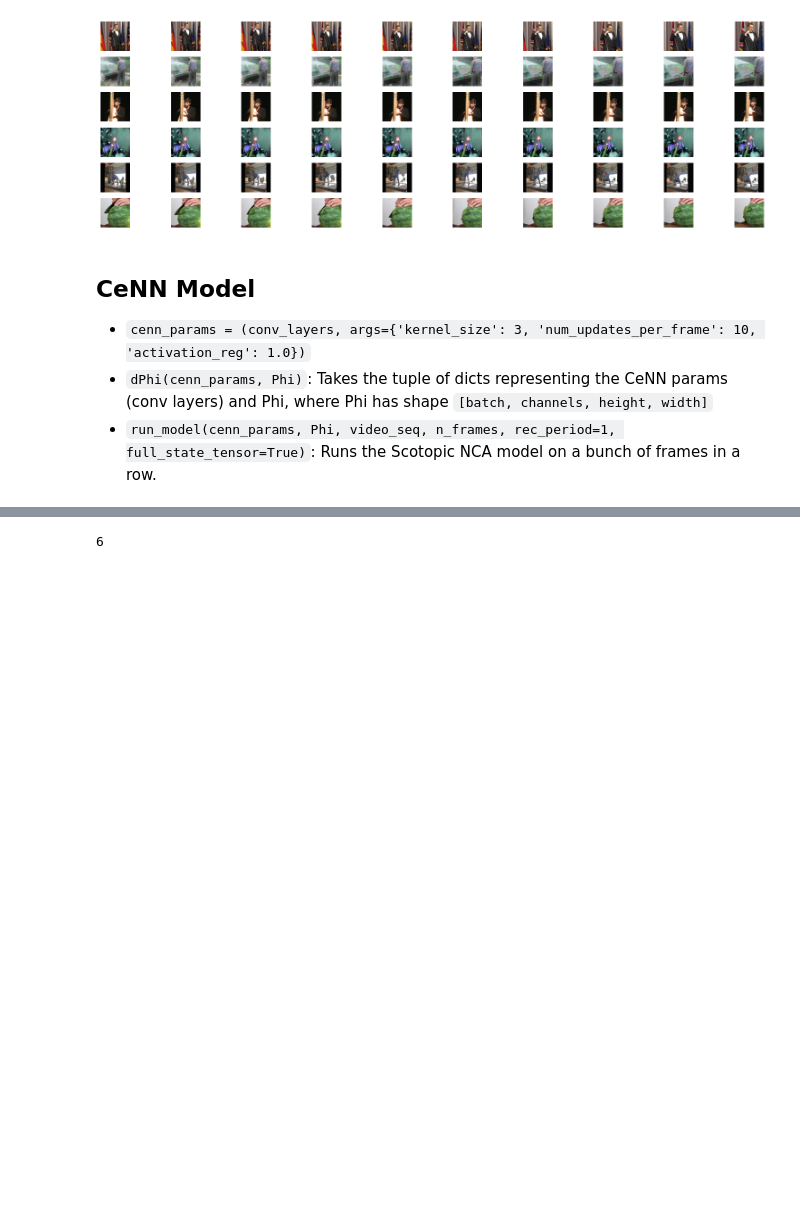
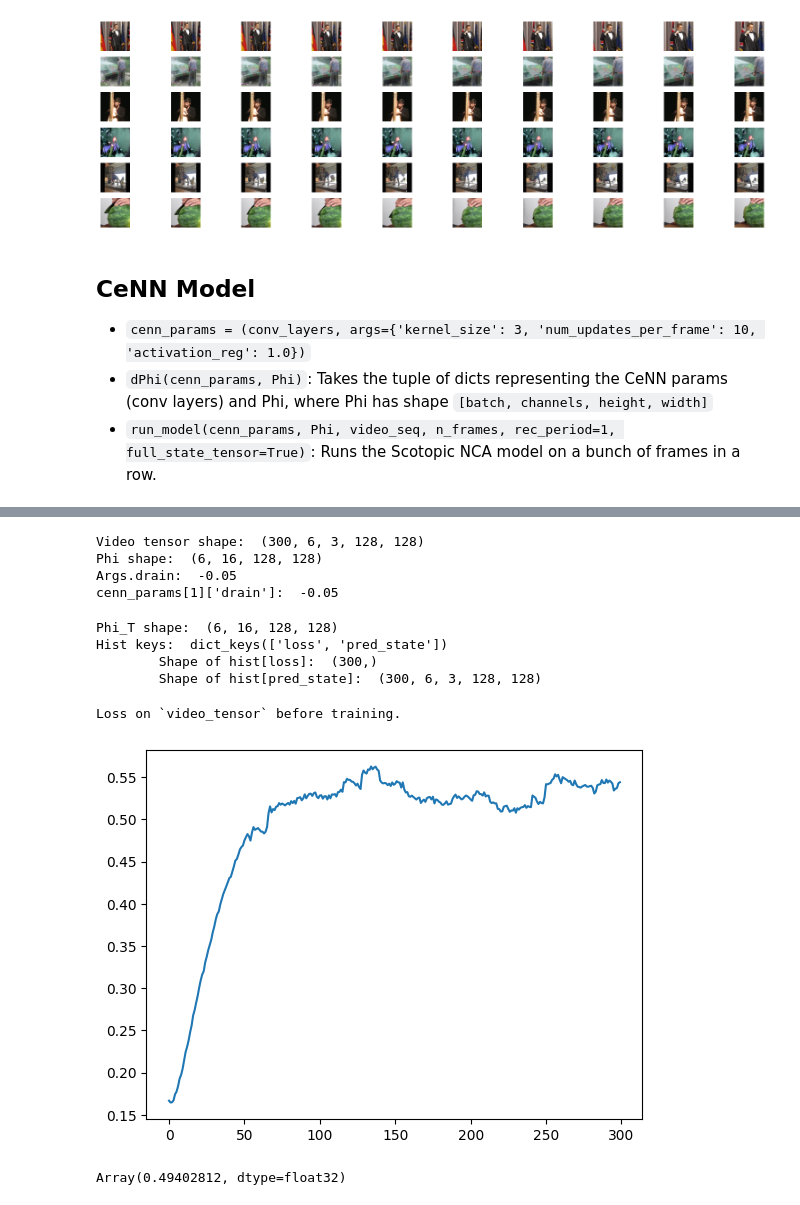
Before and after one commit to amanb2000/Computronium, a Jupyter notebook: notebooks/02_2D_Computronium.ipynb, the cells around one changed output, grey strips where cells are left out. Drawn from its saved outputs; the diff is of its cells as text; code cells hidden in the pictures; blank space fills up the shorter version.

Commit message:
Complete bare-bones no frameworks overfit 2d nca on video with fast/async data loading (todo: test with real data loaidng)

```diff
--- a/notebooks/02_2D_Computronium.ipynb
+++ b/notebooks/02_2D_Computronium.ipynb
@@ -145,7 +149,10 @@ def async_video_loader(video_paths, num_workers, rescale=[240, 360]):
     results = [video[:min_length] for video in results]
     return np.stack(results)
 
-def video_data_generator(video_paths, batch_size, num_workers=4, rescale=[240, 360]):
+def video_data_generator(video_paths, batch_size,
+                         num_workers=4,
+                         rescale=[240, 360],
+                         float01 = True):
     """ Given a list of mp4 video paths, a batch size, num_workers, and a video rescale size,
     this provides an asynchronous multi-threaded generator that yields batches of video data
     as jax.numpy arrays of shape [num_frames, batch_size, channels, height, width].
@@ -158,6 +165,9 @@ def video_data_generator(video_paths, batch_size, num_workers=4, rescale=[240, 3
         # comes ouot as [batch_size, num_frames, height, width, channels]
         # reorg to [num_frames, batch_size, channels, height, width]
         batch_data = np.transpose(batch_data, (1, 0, 4, 2, 3))
+        # convert to float, divide by 255
+        if float01:
+            batch_data = batch_data.astype(np.float32) / 255.0
         yield jnp.array(batch_data)
 # %%
 train_mp4s = [os.path.join(args.train_dir, f) for f in os.listdir(args.train_dir) if f.endswith('.mp4')]
@@ -471,17 +445,0 @@ video_tensor.shape
-# %%
-# try an iterated forward pass on the cenn
-cenn_params = init_cenn_params(jax.random.PRNGKey(0),
-                                 kernel_size=args.kernel_size,
-                                    in_channels=args.Phi_dim+3,
-                                    out_channels=args.Phi_dim,
-                                    num_percept_kernels=args.num_percept_kernels,
-                                    hidden_layers=[64, 128],
-                                    dt=args.dt,
-                                    drain = args.drain)
-
-
-
-hist, final_Phi = cenn_forward_iter(cenn_params, video_tensor, 10, Phi)
-print("Output shape: ", output.shape)
-print("Input shape: ", video_tensor.shape)
-print("Phi shape: ", Phi.shape)
@@ -494,4 +445,0 @@ Phi shape:  (6, 16, 480, 640)
-# %%
-len(hist)
-# %% [output]
-6
@@ -497,0 +504,45 @@ len(hist)
+# %%
+print("Video tensor shape: ", video_tensor.shape)
+print("Phi shape: ", Phi.shape)
+print("Args.drain: ", args.drain)
+print("cenn_params[1]['drain']: ", cenn_params[1]['drain'])
+# %% [output]
+Video tensor shape:  (300, 6, 3, 128, 128)
+Phi shape:  (6, 16, 128, 128)
+Args.drain:  -0.05
+cenn_params[1]['drain']:  -0.05
+# %%
+# try out the iterated forward pass
+Phi_T, hist = cenn_forward_iter(cenn_params, video_tensor, Phi)
+print("\nPhi_T shape: ", Phi_T.shape)
+print("Hist keys: ", hist.keys())
+for key in hist.keys():
+    print(f"\tShape of hist[{key}]: ", hist[key].shape)
+# %% [output]
+Phi_T shape:  (6, 16, 128, 128)
+Hist keys:  dict_keys(['loss', 'pred_state'])
+        Shape of hist[loss]:  (300,)
+        Shape of hist[pred_state]:  (300, 6, 3, 128, 128)
+# %%
+plt.plot(hist['loss'])
+print("Loss on `video_tensor` before training.")
+# %% [output]
+Loss on `video_tensor` before training.
+[figure, added]
+# %%
+# loss function: mean squared error between first 3 dims of phi[t] and video_tensor[t]
+def cenn_loss(cenn_params, cenn_hyperparams, video_tensor, Phi):
+    """ Loss function for the CENN model.
+
+    Input: params, a list of dictionaries containing the weights and biases of each layer
+    Input: video_tensor, the input tensor of shape [frames, batch, channels, height, width]
+    Input: Phi, the tensor of shape [batch, channels, height, width]
+    """
+    final_Phi, hist = cenn_forward_iter((cenn_params, cenn_hyperparams), video_tensor, Phi)
+
+    return jnp.mean(hist['loss'])
+
+# try the loss function
+cenn_loss(cenn_params[0], cenn_params[1], video_tensor, Phi)
+# %% [output]
+Array(0.49402812, dtype=float32)
```
Also changed, not shown: parts of 15 cells of this notebook.
